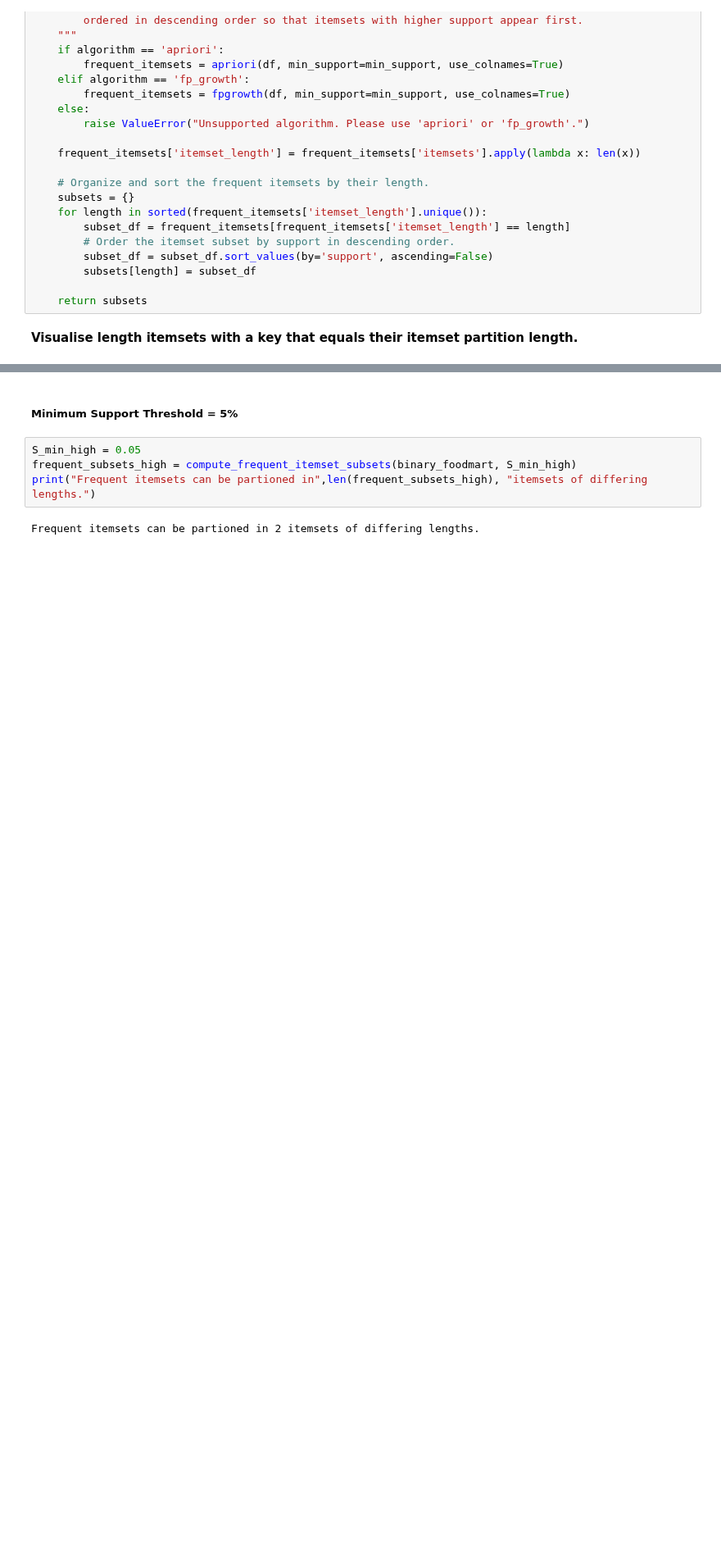
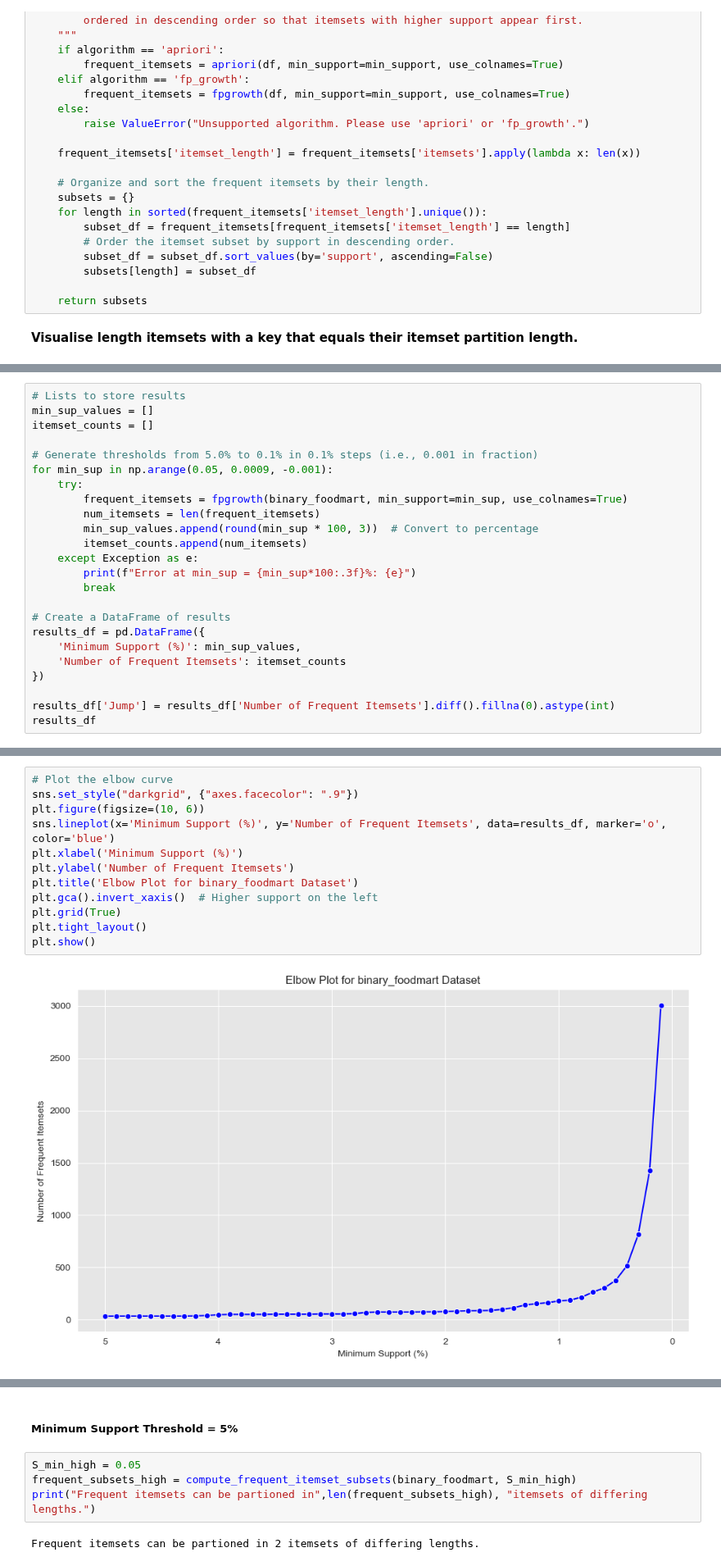
Before and after one commit to ijustsnapped/DataMine_PI, a Jupyter notebook: PD_202425_Project1/PD_202425_Project.ipynb, the cells around one changed output, grey strips where cells are left out. Shown at 82% size. Cells and saved outputs as stored; diff of their text form; blank space fills up the shorter version.

```diff
--- a/PD_202425_Project1/PD_202425_Project.ipynb
+++ b/PD_202425_Project1/PD_202425_Project.ipynb
@@ -366,0 +419,24 @@ To choose a practical minimum support, it's useful to plot the number of frequen
+# %%
+# Lists to store results
+min_sup_values = []
+itemset_counts = []
+
+# Generate thresholds from 5.0% to 0.1% in 0.1% steps (i.e., 0.001 in fraction)
+for min_sup in np.arange(0.05, 0.0009, -0.001):
+    try:
+        frequent_itemsets = fpgrowth(binary_foodmart, min_support=min_sup, use_colnames=True)
+        num_itemsets = len(frequent_itemsets)
+        min_sup_values.append(round(min_sup * 100, 3))  # Convert to percentage
+        itemset_counts.append(num_itemsets)
+    except Exception as e:
+        print(f"Error at min_sup = {min_sup*100:.3f}%: {e}")
+        break
+
+# Create a DataFrame of results
+results_df = pd.DataFrame({
+    'Minimum Support (%)': min_sup_values,
+    'Number of Frequent Itemsets': itemset_counts
+})
+
+results_df['Jump'] = results_df['Number of Frequent Itemsets'].diff().fillna(0).astype(int)
+results_df
@@ -366,0 +461,14 @@ To choose a practical minimum support, it's useful to plot the number of frequen
+# %%
+# Plot the elbow curve
+sns.set_style("darkgrid", {"axes.facecolor": ".9"})
+plt.figure(figsize=(10, 6))
+sns.lineplot(x='Minimum Support (%)', y='Number of Frequent Itemsets', data=results_df, marker='o', color='blue')
+plt.xlabel('Minimum Support (%)')
+plt.ylabel('Number of Frequent Itemsets')
+plt.title('Elbow Plot for binary_foodmart Dataset')
+plt.gca().invert_xaxis()  # Higher support on the left
+plt.grid(True)
+plt.tight_layout()
+plt.show()
+# %% [output]
+[figure, added]
```
Also changed, not shown: parts of 25 cells of this notebook.
